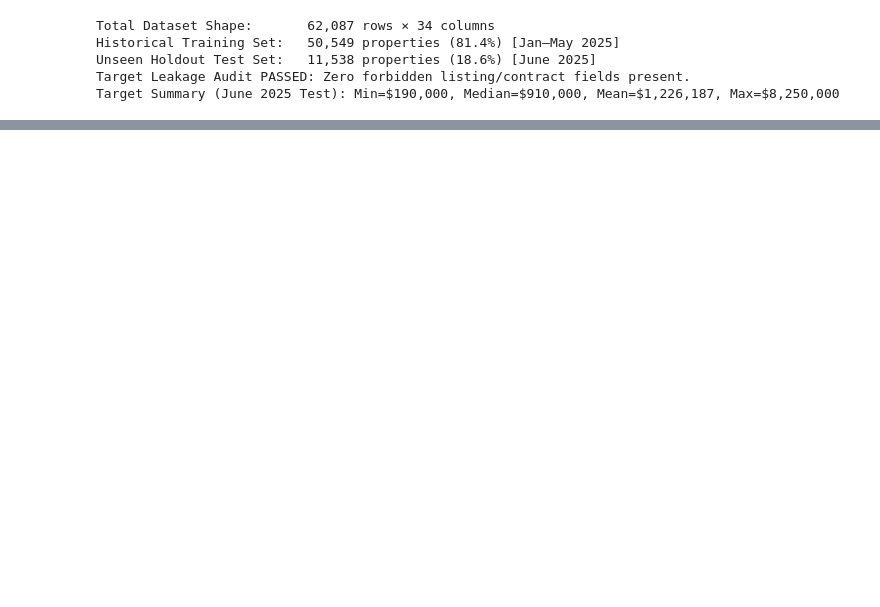
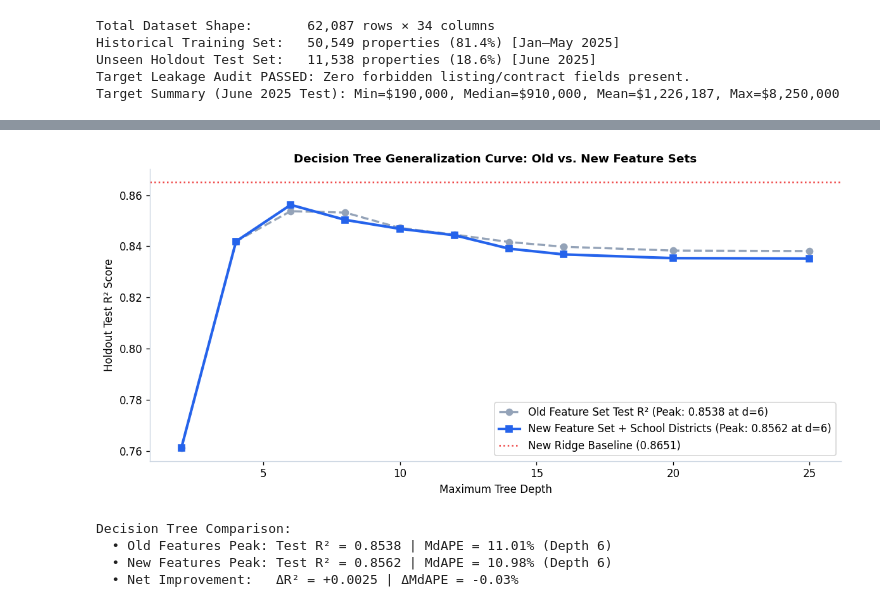
Before and after one commit to SteveWong-a/IDX-Exchange-Data-Science, a Jupyter notebook: 04_model_comparison.ipynb, the cells around one changed output, grey strips where cells are left out. Saved outputs shown, nothing was run; the diff lists cells and outputs as text; code cells hidden in the pictures; blank space fills up the shorter version.

Commit message:
Week 6:  add school district spatial features and update model comparison notebook

```diff
--- a/04_model_comparison.ipynb
+++ b/04_model_comparison.ipynb
@@ -1118,0 +452,61 @@ All Week 5 objectives completed with zero target leakage. Ready for stakeholder
+# %%
+# 8. Decision Tree Depth Sweep (Old vs. New Feature Sets)
+depths = [2, 4, 6, 8, 10, 12, 14, 16, 20, 25]
+dt_r2_old = []
+dt_r2_new = []
+dt_mdape_old = []
+dt_mdape_new = []
+
+for d in depths:
+    # Old
+    dt_o = DecisionTreeRegressor(max_depth=d, min_samples_leaf=10, random_state=RANDOM_STATE)
+    dt_o.fit(X_train_old, y_train)
+    p_o = dt_o.predict(X_test_old)
+    dt_r2_old.append(r2_score(y_test, p_o))
+    dt_mdape_old.append(np.median(np.abs(y_test - p_o) / y_test) * 100)
+
+    # New
+    dt_n = DecisionTreeRegressor(max_depth=d, min_samples_leaf=10, random_state=RANDOM_STATE)
+    dt_n.fit(X_train_new, y_train)
+    p_n = dt_n.predict(X_test_new)
+    dt_r2_new.append(r2_score(y_test, p_n))
+    dt_mdape_new.append(np.median(np.abs(y_test - p_n) / y_test) * 100)
+
+best_idx_old = np.argmax(dt_r2_old)
+best_idx_new = np.argmax(dt_r2_new)
+
+r2_dt_old = dt_r2_old[best_idx_old]
+mae_dt_old = mean_absolute_error(y_test, DecisionTreeRegressor(max_depth=depths[best_idx_old], min_samples_leaf=10, random_state=RANDOM_STATE).fit(X_train_old, y_train).predict(X_test_old))
+mdape_dt_old = dt_mdape_old[best_idx_old]
+w10_dt_old = np.mean(np.abs(y_test - DecisionTreeRegressor(max_depth=depths[best_idx_old], min_samples_leaf=10, random_state=RANDOM_STATE).fit(X_train_old, y_train).predict(X_test_old)) / y_test <= 0.10) * 100
+
+r2_dt_new = dt_r2_new[best_idx_new]
+p_dt_new_best = DecisionTreeRegressor(max_depth=depths[best_idx_new], min_samples_leaf=10, random_state=RANDOM_STATE).fit(X_train_new, y_train).predict(X_test_new)
+mae_dt_new = mean_absolute_error(y_test, p_dt_new_best)
+rmse_dt_new = root_mean_squared_error(y_test, p_dt_new_best)
+mdape_dt_new = dt_mdape_new[best_idx_new]
+w10_dt_new = np.mean(np.abs(y_test - p_dt_new_best) / y_test <= 0.10) * 100
+
+# Plot Comparison Overfitting Curves
+fig, ax = plt.subplots(figsize=(10, 4.8))
+ax.plot(depths, dt_r2_old, marker='o', color='#94a3b8', linewidth=2.0, linestyle='--', label=f'Old Feature Set Test R² (Peak: {r2_dt_old:.4f} at d={depths[best_idx_old]})')
+ax.plot(depths, dt_r2_new, marker='s', color='#2563eb', linewidth=2.5, label=f'New Feature Set + School Districts (Peak: {r2_dt_new:.4f} at d={depths[best_idx_new]})')
+ax.axhline(r2_lr_new, color='#ef4444', linestyle=':', label=f'New Ridge Baseline ({r2_lr_new:.4f})')
+ax.set_title("Decision Tree Generalization Curve: Old vs. New Feature Sets", fontsize=11, fontweight='bold')
+ax.set_xlabel("Maximum Tree Depth", fontsize=10)
+ax.set_ylabel("Holdout Test R² Score", fontsize=10)
+ax.legend(frameon=True, loc='lower right')
+ax.spines[['top', 'right']].set_visible(False)
+plt.tight_layout()
+plt.show()
+
+print(f"Decision Tree Comparison:")
+print(f"  • Old Features Peak: Test R² = {r2_dt_old:.4f} | MdAPE = {mdape_dt_old:.2f}% (Depth {depths[best_idx_old]})")
+print(f"  • New Features Peak: Test R² = {r2_dt_new:.4f} | MdAPE = {mdape_dt_new:.2f}% (Depth {depths[best_idx_new]})")
+print(f"  • Net Improvement:   ΔR² = +{r2_dt_new - r2_dt_old:.4f} | ΔMdAPE = -{mdape_dt_old - mdape_dt_new:.2f}%")
+# %% [output]
+[figure, added]
+Decision Tree Comparison:
+  • Old Features Peak: Test R² = 0.8538 | MdAPE = 11.01% (Depth 6)
+  • New Features Peak: Test R² = 0.8562 | MdAPE = 10.98% (Depth 6)
+  • Net Improvement:   ΔR² = +0.0025 | ΔMdAPE = -0.03%
```
Also changed, not shown: parts of 58 cells of this notebook, 3 other files.
